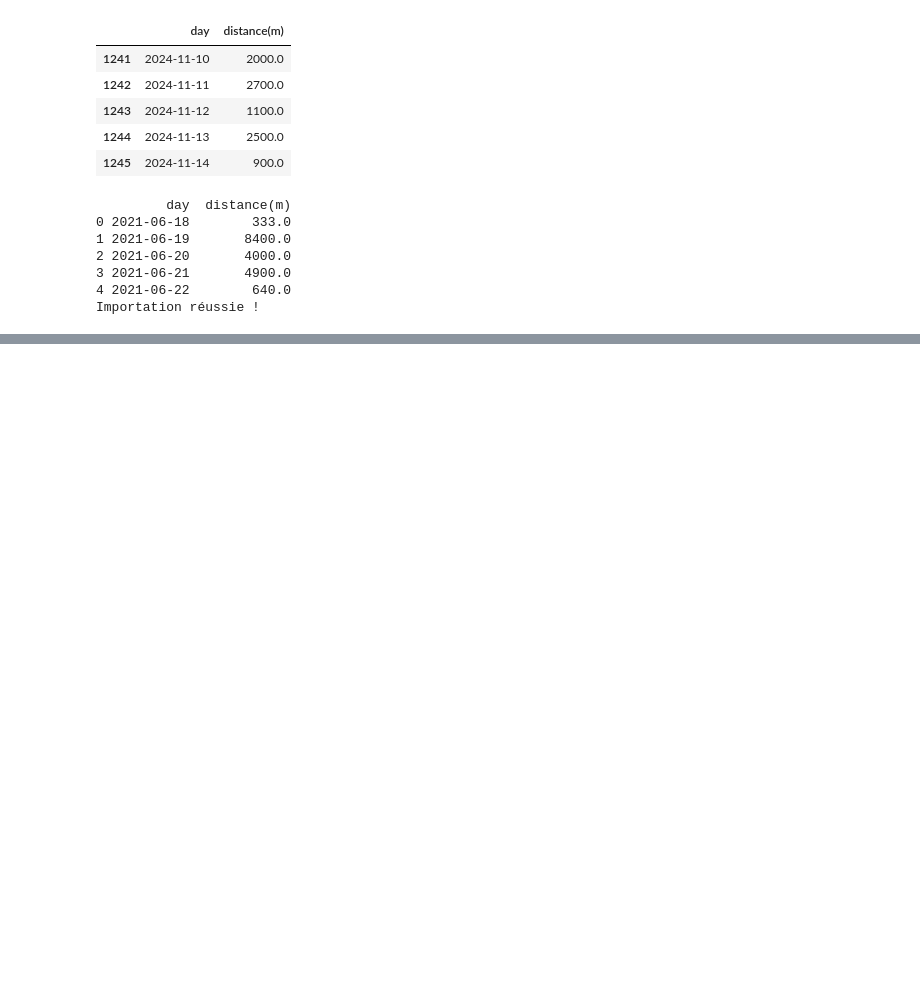
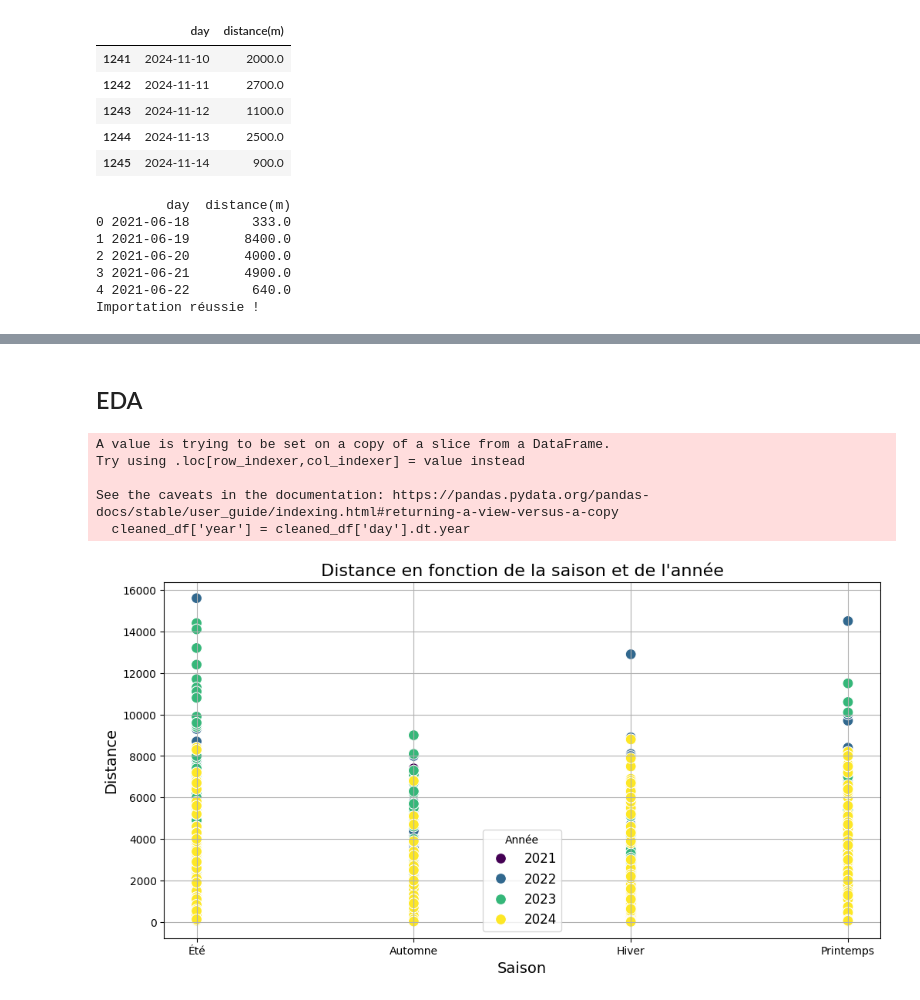
Before and after one commit to davidtchouta/pred-distance, a Jupyter notebook: scripts/preprocess.ipynb, the cells around one changed output, grey strips where cells are left out. Saved outputs shown, nothing was run; the diff lists cells and outputs as text; code cells hidden in the pictures; blank space fills up the shorter version.

```diff
--- a/scripts/preprocess.ipynb
+++ b/scripts/preprocess.ipynb
@@ -130,0 +177,6 @@ DataFrame nettoyé :
+# %%
+# Appliquer la fonction determine_season à la colonne 'day'
+cleaned_df['season'] = cleaned_df['day'].apply(determine_season)
+
+# Afficher le DataFrame avec les saisons
+print(cleaned_df)
@@ -130,0 +212,6 @@ DataFrame nettoyé :
+# %%
+# Renommer la colonne 'distance(m)' en 'distance'
+cleaned_df.rename(columns={'distance(m)': 'distance'}, inplace=True)
+
+# Afficher le DataFrame mis à jour
+print(cleaned_df)
@@ -130,0 +237,2 @@ DataFrame nettoyé :
+# %% [markdown]
+## EDA
@@ -130,0 +244,22 @@ DataFrame nettoyé :
+# %%
+# Extraire l'année de la colonne 'day'
+cleaned_df['year'] = cleaned_df['day'].dt.year
+
+# Visualisation des données
+plt.figure(figsize=(12, 6))
+sns.scatterplot(data=cleaned_df, x='season', y='distance', hue='year', palette='viridis', s=100)
+
+# Ajouter des détails au graphique
+plt.title('Distance en fonction de la saison et de l\'année', fontsize=16)
+plt.xlabel('Saison', fontsize=14)
+plt.ylabel('Distance', fontsize=14)
+plt.legend(title='Année', fontsize=12)
+plt.grid(True)
+plt.show()
+# %% [output]
+A value is trying to be set on a copy of a slice from a DataFrame.
+Try using .loc[row_indexer,col_indexer] = value instead
+
+See the caveats in the documentation: https://pandas.pydata.org/pandas-docs/stable/user_guide/indexing.html#returning-a-view-versus-a-copy
+  cleaned_df['year'] = cleaned_df['day'].dt.year
+[figure, added]
```
Also changed, not shown: parts of 14 cells of this notebook, 7 other files.
